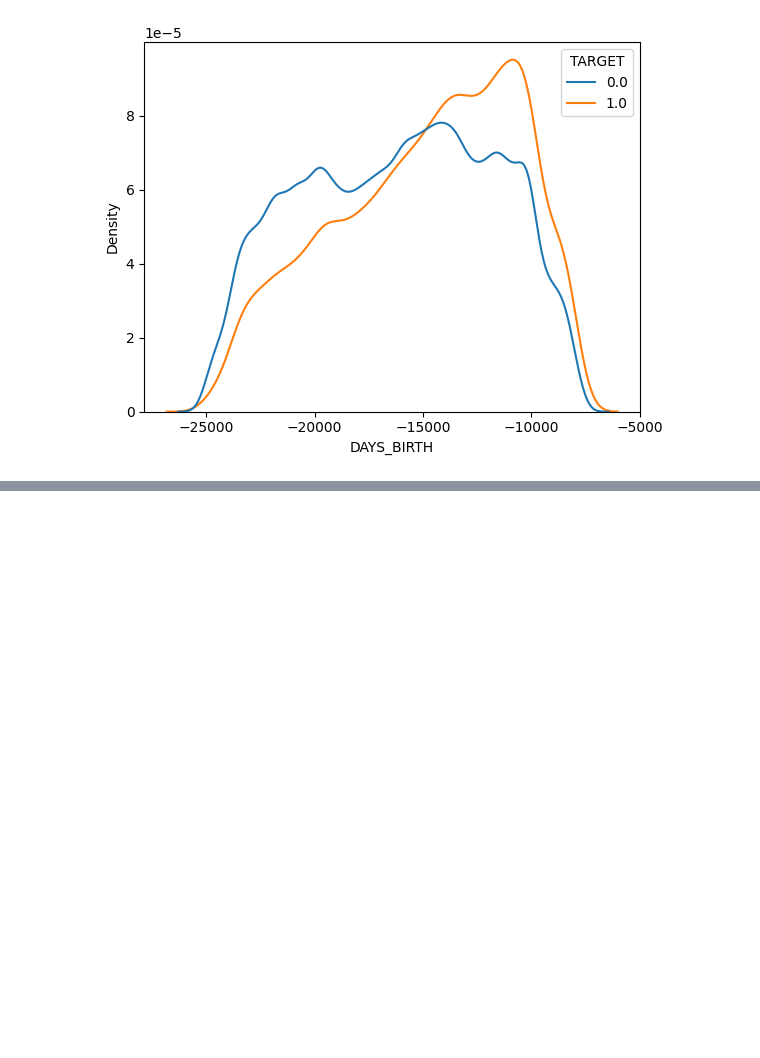
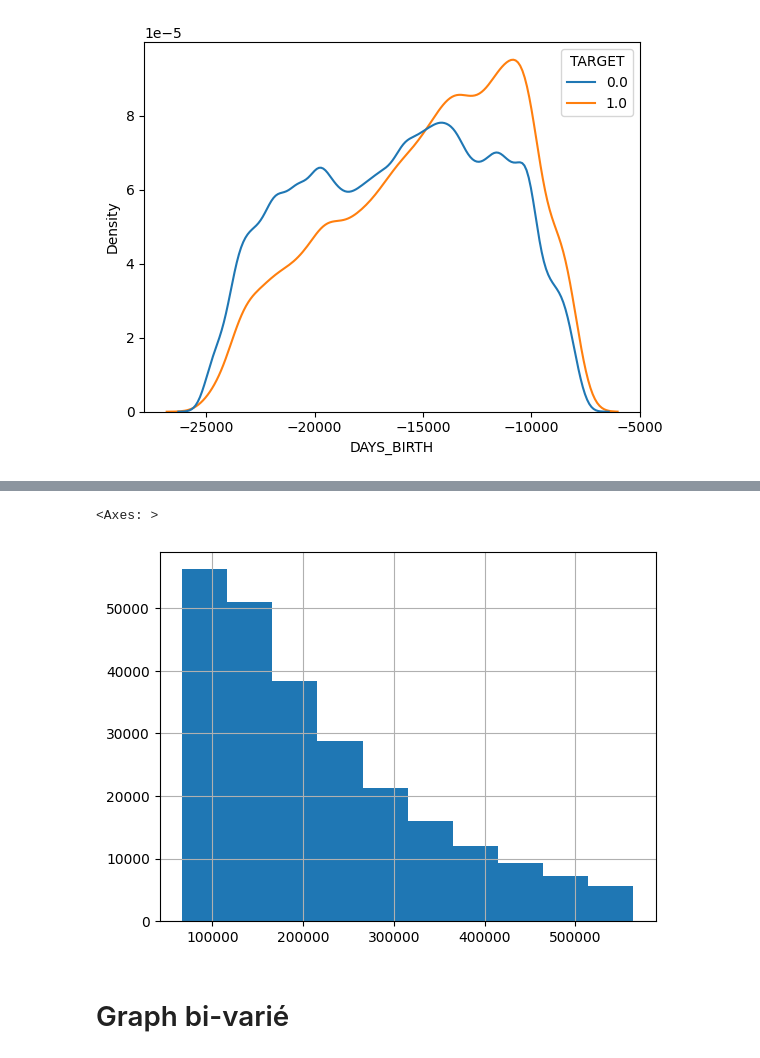
Before and after one commit to gbujo/OpenClassroom-PJ_7, a Jupyter notebook: sources/dashboard/Prepa_dashboard.ipynb, the cells around one changed output, grey strips where cells are left out. Cells and saved outputs as stored; diff of their text form; code cells hidden in the pictures; blank space fills up the shorter version.

```diff
--- a/sources/dashboard/Prepa_dashboard.ipynb
+++ b/sources/dashboard/Prepa_dashboard.ipynb
@@ -482,0 +509,7 @@ data['DAYS_BIRTH'].quantile(0.90)
+# %%
+ data.loc[((data[feature] >= xmin) & (data[feature] <= xmax)), feature].hist()
+# %% [output]
+<Axes: >
+[figure, added]
+# %% [markdown]
+# Graph bi-varié
```
Also changed, not shown: parts of 15 cells of this notebook, 4 other files.
